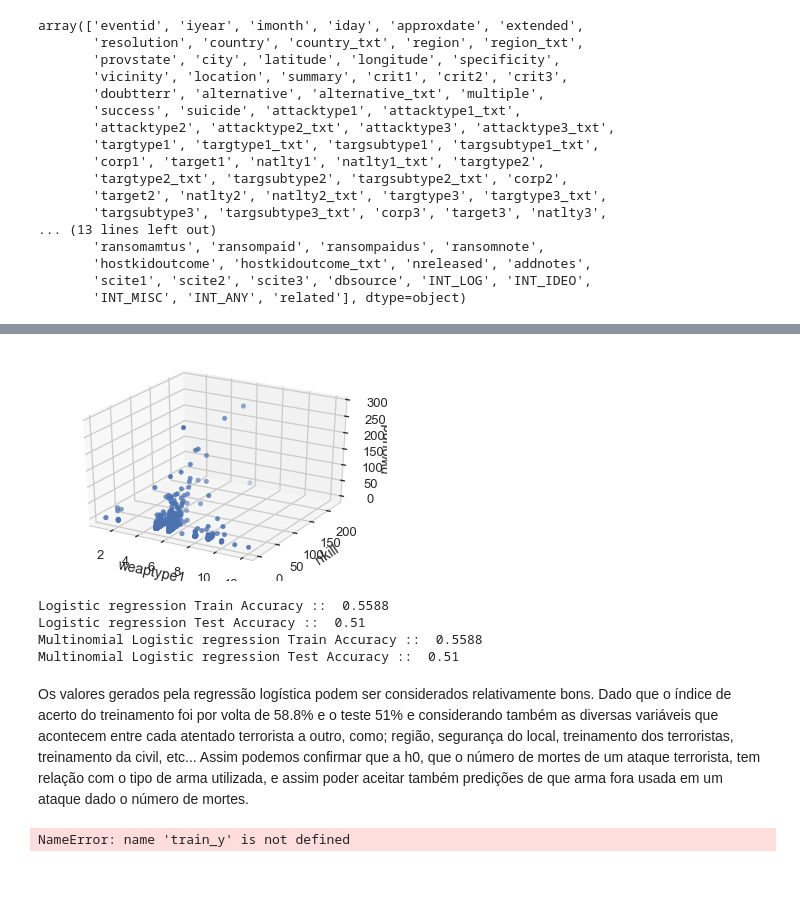
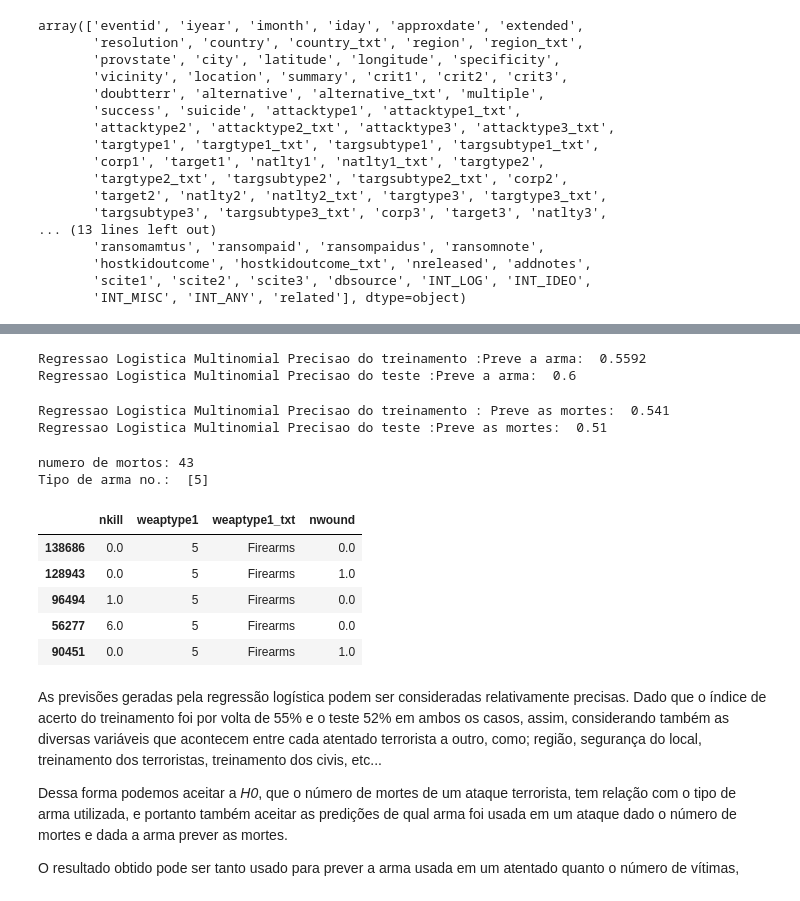
Before and after one commit to guidi08/ProjetoCD, a Jupyter notebook: Projeto_CD.ipynb, the cells around one changed output, grey strips where cells are left out. Drawn from its saved outputs; the diff is of its cells as text; code cells hidden in the pictures.

```diff
--- a/Projeto_CD.ipynb
+++ b/Projeto_CD.ipynb
@@ -92,44 +78,51 @@ sns.stripplot(x="weaptype1_txt", y="nkill", data=dfTr, jitter=True);
-# %%
-from mpl_toolkits.mplot3d import Axes3D
-%matplotlib inline
-threedee = plt.figure().gca(projection='3d')
-threedee.scatter(dfTr['weaptype1'], dfTr['nkill'], dfTr['nwound'])
-threedee.set_xlabel('weaptype1')
-threedee.set_ylabel('nkill')
-threedee.set_zlabel('nwound')
-plt.show()
-# %% [output]
-[figure, removed]
 # %%
-#Z = dfTr['nwound']
+#Colunas de treinamento
 Y = dfTr['weaptype1']
 X = dfTr['nkill']
-#Z=Z.values.reshape((len(Z),1))
 X=X.values.reshape((len(X),1))
 Y=Y.values.reshape((len(Y),1))
 
-
+#Colunas de testa
 TY = dfTe['weaptype1']
 TX = dfTe['nkill']
 TX=TX.values.reshape((len(TX),1))
 TY=TY.values.reshape((len(TY),1))
 
-mul_lr = linear_model.LogisticRegression(multi_class='multinomial', solver='newton-cg').fit(X,Y)
-lr = linear_model.LogisticRegression()
-lr.fit(X, Y)
+mul_lr = linear_model.LogisticRegression(multi_class='multinomial', solver='newton-cg').fit(X,Y) #função da Regrassao Logistica
 
-
-print ("Logistic regression Train Accuracy :: ", metrics.accuracy_score(Y, lr.predict(X)))
-print ("Logistic regression Test Accuracy :: ", metrics.accuracy_score(TY, lr.predict(TX)))
-
-print ("Multinomial Logistic regression Train Accuracy :: ", metrics.accuracy_score(Y, mul_lr.predict(X)))
-print ("Multinomial Logistic regression Test Accuracy :: ", metrics.accuracy_score(TY, mul_lr.predict(TX)))
+print ("Regressao Logistica Multinomial Precisao do treinamento :Preve a arma: ", metrics.accuracy_score(Y, mul_lr.predict(X)))
+print ("Regressao Logistica Multinomial Precisao do teste :Preve a arma: ", metrics.accuracy_score(TY, mul_lr.predict(TX)))
 # %% [output]
-Logistic regression Train Accuracy ::  0.5588
-Logistic regression Test Accuracy ::  0.51
-Multinomial Logistic regression Train Accuracy ::  0.5588
-Multinomial Logistic regression Test Accuracy ::  0.51
+Regressao Logistica Multinomial Precisao do treinamento :Preve a arma:  0.5592
+Regressao Logistica Multinomial Precisao do teste :Preve a arma:  0.6
+# %%
+mul_lrw = linear_model.LogisticRegression(multi_class='multinomial', solver='newton-cg').fit(Y,X) #função da Regrassao Logistica
+
+print ("Regressao Logistica Multinomial Precisao do treinamento : Preve as mortes: ", metrics.accuracy_score(X, mul_lrw.predict(Y)))
+print ("Regressao Logistica Multinomial Precisao do teste :Preve as mortes: ", metrics.accuracy_score(TX, mul_lrw.predict(TY)))
+# %% [output]
+Regressao Logistica Multinomial Precisao do treinamento : Preve as mortes:  0.541
+Regressao Logistica Multinomial Precisao do teste :Preve as mortes:  0.51
+# %%
+inputW=int(input("numero de mortos: "))
+x = mul_lr.predict(inputW)
+print("Tipo de arma no.: ",x)
+tp = dfTr.loc[dfTr['weaptype1'] == x[0]]
+tp.head()
+# %% [output]
+numero de mortos: 43
+Tipo de arma no.:  [5]
+|  | nkill | weaptype1 | weaptype1_txt | nwound |
+| 138686 | 0.0 | 5 | Firearms | 0.0 |
+| 128943 | 0.0 | 5 | Firearms | 1.0 |
+| 96494 | 1.0 | 5 | Firearms | 0.0 |
+| 56277 | 6.0 | 5 | Firearms | 0.0 |
+| 90451 | 0.0 | 5 | Firearms | 1.0 |
 # %% [markdown]
-Os valores gerados pela regressão logística podem ser considerados relativamente bons. Dado que o índice de acerto do treinamento
-foi por volta de 58.8% e o teste 51% e considerando também as diversas variáveis que acontecem entre cada atentado terrorista a outro, como; região, segurança do local, treinamento dos terroristas, treinamento da civil, etc...
-Assim podemos confirmar que a h0, que o número de mortes de um ataque terrorista, tem relação com o tipo de arma utilizada, e assim poder aceitar também predições de que arma fora usada em um ataque dado o número de mortes.
+As previsões geradas pela regressão logística podem ser consideradas relativamente precisas. Dado que o índice de acerto do treinamento foi por volta de 55% e o teste 52% em ambos os casos, assim, considerando também as diversas variáveis que acontecem entre cada atentado terrorista a outro, como; região, segurança do local, treinamento dos terroristas, treinamento dos civis, etc...
+
+
+Dessa forma podemos aceitar  a *H0*, que o número de mortes de um ataque terrorista, tem relação com o tipo de arma utilizada, e portanto também  aceitar as predições de qual arma foi usada em um ataque dado o número de mortes e dada a arma prever as mortes.
+
+
+O resultado obtido pode ser tanto usado para prever a arma usada em um atentado quanto o número de vítimas,
@@ -138,8 +128,0 @@ Assim podemos confirmar que a h0, que o número de mortes de um ataque terrorist
-# %%
-print ("Logistic regression Train Accuracy :: ", metrics.accuracy_score(train_y, lr.predict(train_x)))
-print ("Logistic regression Test Accuracy :: ", metrics.accuracy_score(test_y, lr.predict(test_x)))
-
-print ("Multinomial Logistic regression Train Accuracy :: ", metrics.accuracy_score(train_y, mul_lr.predict(train_x)))
-print ("Multinomial Logistic regression Test Accuracy :: ", metrics.accuracy_score(test_y, mul_lr.predict(test_x)))
-# %% [output]
-NameError: name 'train_y' is not defined
```
Also changed, not shown: parts of 13 cells of this notebook.
